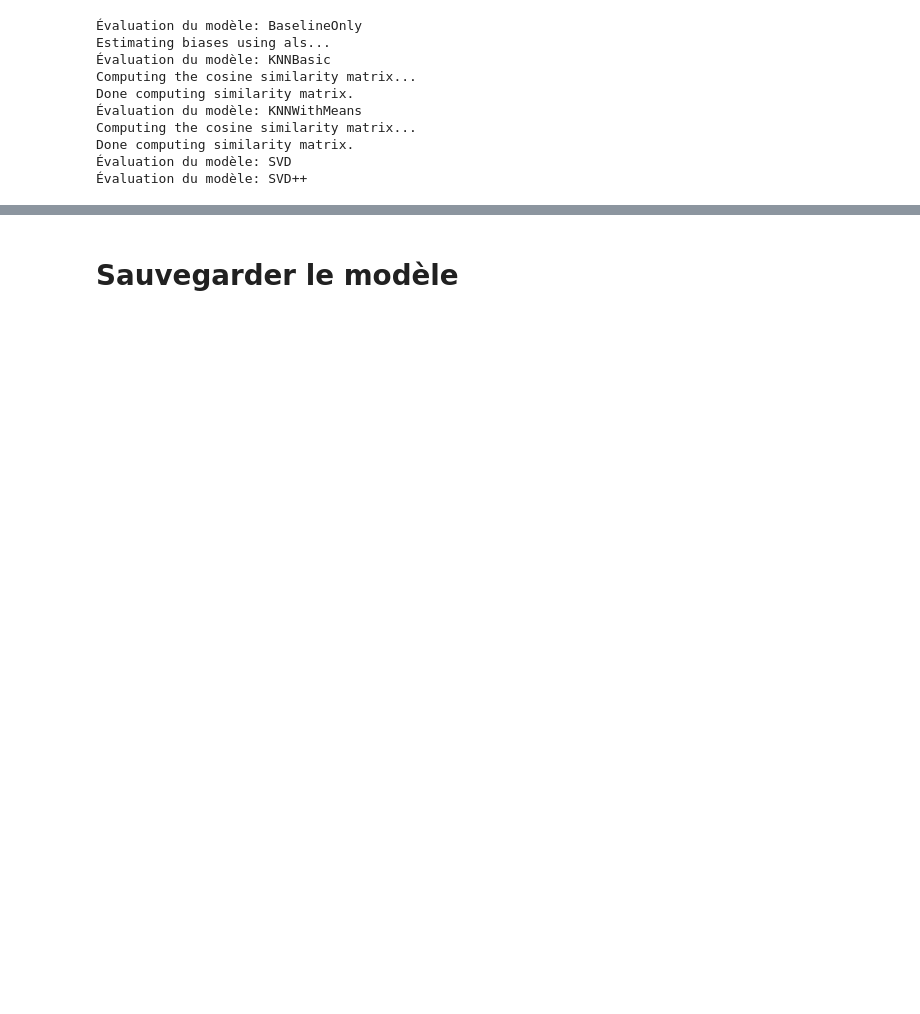
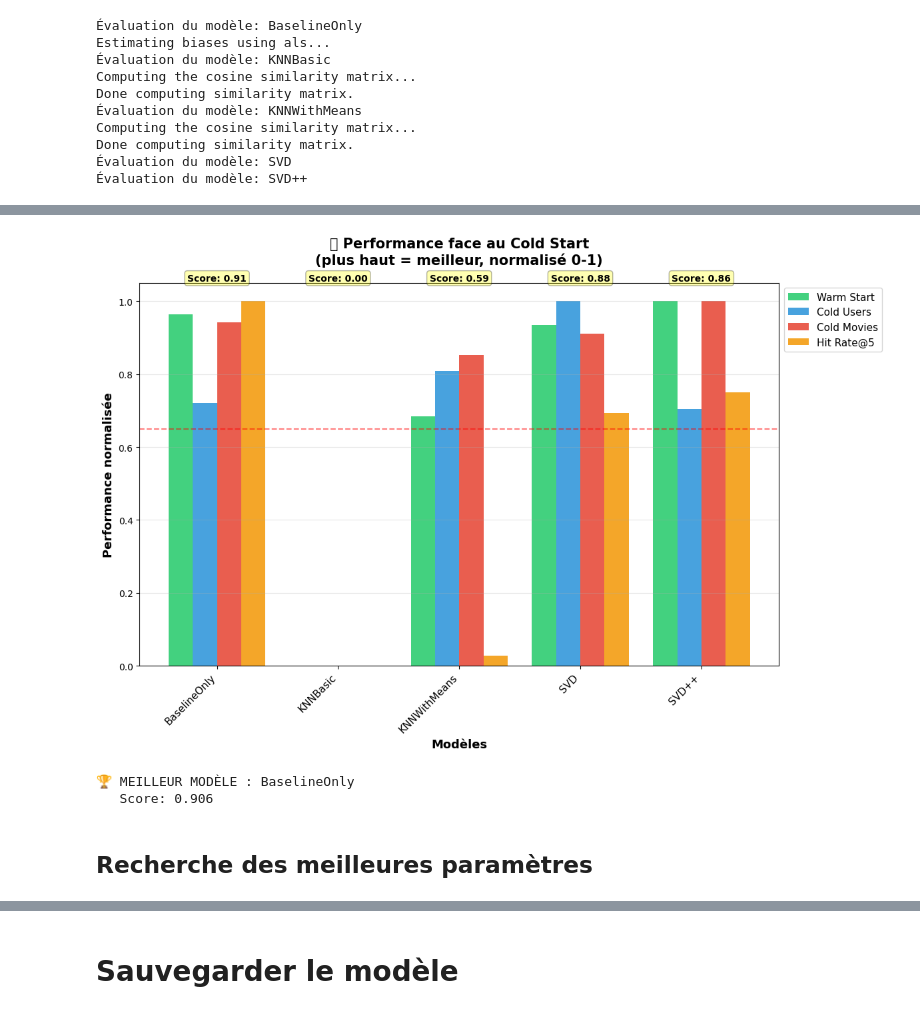
Before and after one commit to AzizDHIF/movie_recommender, a Jupyter notebook: notebooks/05_comparaison_best_model.ipynb, the cells around one changed output, grey strips where cells are left out. Saved outputs shown, nothing was run; the diff lists cells and outputs as text; code cells hidden in the pictures; blank space fills up the shorter version.

```diff
--- a/notebooks/05_comparaison_best_model.ipynb
+++ b/notebooks/05_comparaison_best_model.ipynb
@@ -511,0 +524,73 @@ results_df
+# %%
+def plot_one_chart_to_rule_them_all(all_results, save_path="cold_start_analysis/cold_start_super_simple.png"):
+    """
+    Un seul graphique qui montre tout
+    """
+    df = pd.DataFrame(all_results)
+
+    # Calculer des scores simples
+    df['warm_perf'] = 1 / df['rmse_warm']
+    df['cold_user_perf'] = 1 / df['rmse_cold_users']
+    df['cold_movie_perf'] = 1 / df['rmse_cold_movies']
+
+    # Normaliser entre 0 et 1
+    for col in ['warm_perf', 'cold_user_perf', 'cold_movie_perf', 'hit_rate_at_5']:
+        df[col] = (df[col] - df[col].min()) / (df[col].max() - df[col].min())
+
+    fig, ax = plt.subplots(figsize=(12, 8))
+
+    # Position des barres
+    x = np.arange(len(df))
+    width = 0.2
+
+    # Créer 4 groupes de barres
+    bars_warm = ax.bar(x - 1.5*width, df['warm_perf'], width,
+                       label='Warm Start', color='#2ecc71', alpha=0.9)
+    bars_cold_u = ax.bar(x - 0.5*width, df['cold_user_perf'], width,
+                         label='Cold Users', color='#3498db', alpha=0.9)
+    bars_cold_m = ax.bar(x + 0.5*width, df['cold_movie_perf'], width,
+                         label='Cold Movies', color='#e74c3c', alpha=0.9)
+    bars_hit = ax.bar(x + 1.5*width, df['hit_rate_at_5'], width,
+                      label='Hit Rate@5', color='#f39c12', alpha=0.9)
+
+    # Configuration
+    ax.set_xlabel('Modèles', fontsize=13, fontweight='bold')
+    ax.set_ylabel('Performance normalisée', fontsize=13, fontweight='bold')
+    ax.set_title('🎯 Performance face au Cold Start\n(plus haut = meilleur, normalisé 0-1)',
+                 fontsize=15, fontweight='bold', pad=20)
+    ax.set_xticks(x)
+    ax.set_xticklabels(df['model'], rotation=45, ha='right', fontsize=11)
+    ax.legend(fontsize=11, loc='upper left', bbox_to_anchor=(1, 1))
+    ax.grid(True, axis='y', alpha=0.3)
+
+    # Ajouter un score global en haut
+    df['global_score'] = (df['warm_perf'] + df['cold_user_perf'] +
+                          df['cold_movie_perf'] + df['hit_rate_at_5']) / 4
+
+    for i, score in enumerate(df['global_score']):
+        ax.text(i, 1.05, f'Score: {score:.2f}',
+                ha='center', va='bottom', fontsize=10, fontweight='bold',
+                bbox=dict(boxstyle='round', facecolor='yellow', alpha=0.3))
+
+    # Ligne pour la moyenne
+    mean_score = df['global_score'].mean()
+    ax.axhline(y=mean_score, color='red', linestyle='--', alpha=0.5,
+               label=f'Moyenne: {mean_score:.2f}')
+
+    plt.tight_layout()
+    plt.savefig(save_path, dpi=300, bbox_inches='tight')
+    plt.show()
+
+    print(f"\n🏆 MEILLEUR MODÈLE : {df.loc[df['global_score'].idxmax(), 'model']}")
+    print(f"   Score: {df['global_score'].max():.3f}")
+
+    return df
+
+# Utilisation
+df_summary = plot_one_chart_to_rule_them_all(all_results)
+# %% [output]
+[figure, added]
+🏆 MEILLEUR MODÈLE : BaselineOnly
+   Score: 0.906
+# %% [markdown]
+##  Recherche des meilleures paramètres
```
Also changed, not shown: parts of 10 cells of this notebook, 13 other files.
